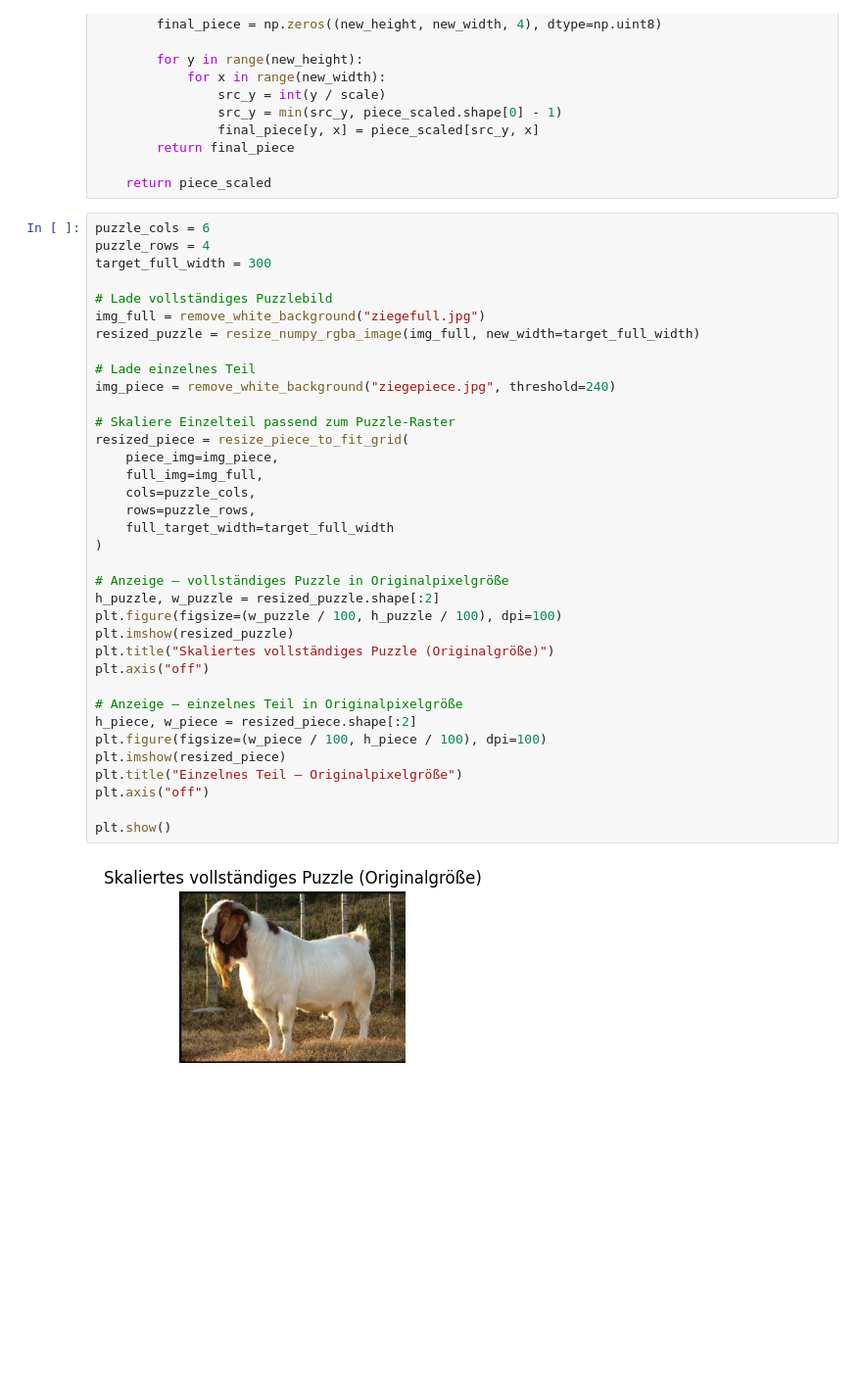
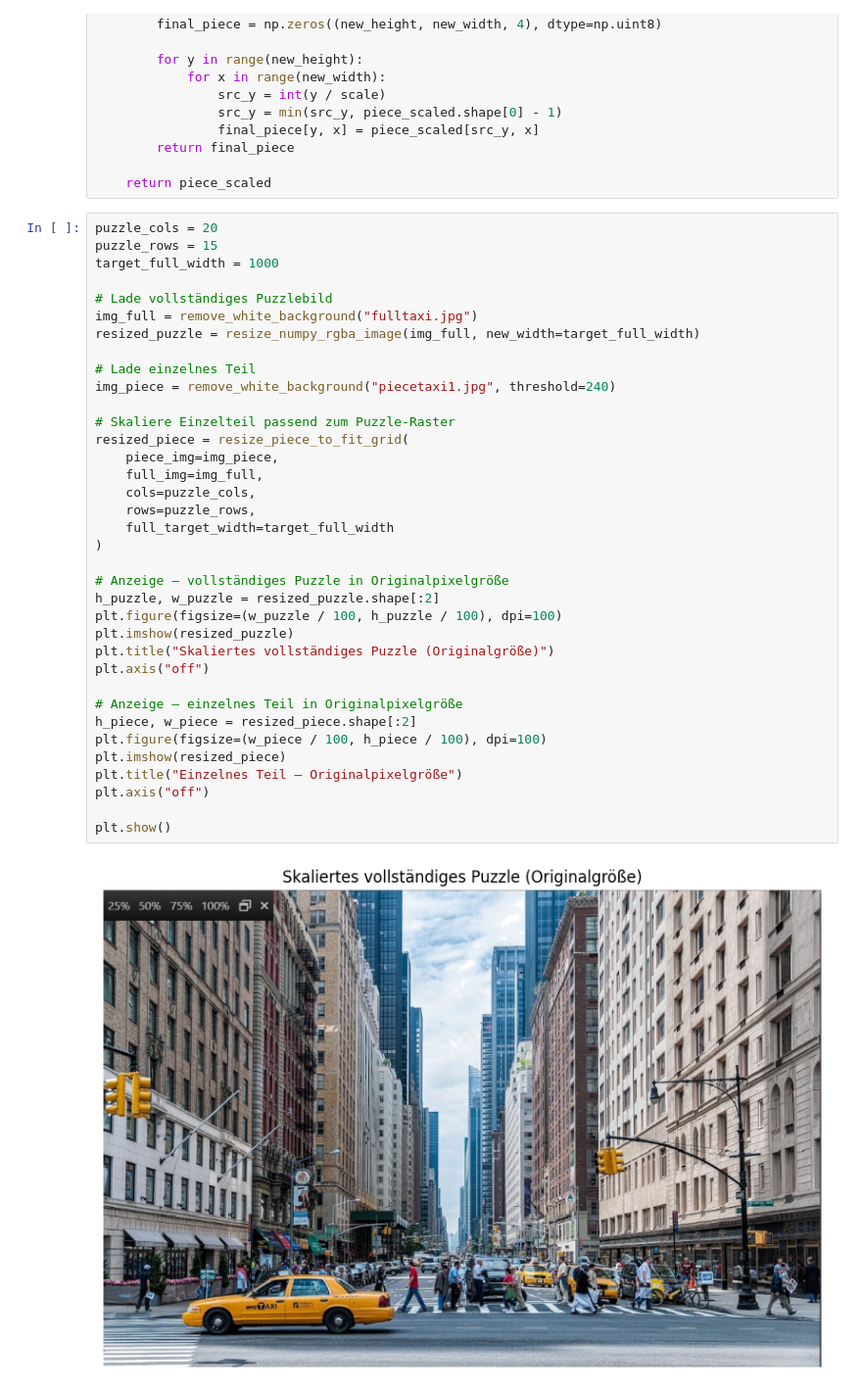
Before and after one commit to hermandi21/puzzle_solver_2d, a Jupyter notebook: regionen.ipynb, the cells around one changed output. Shown at 98% size. Saved outputs shown, nothing was run; the diff lists cells and outputs as text; blank space fills up the shorter version.

```diff
--- a/regionen.ipynb
+++ b/regionen.ipynb
@@ -85,40 +85,40 @@ def resize_piece_to_fit_grid(piece_img: np.ndarray,
 
     return piece_scaled
 # %%
-puzzle_cols = 6
-puzzle_rows = 4
-target_full_width = 300
+puzzle_cols = 20
+puzzle_rows = 15
+target_full_width = 1000
 
 # Lade vollständiges Puzzlebild
-img_full = remove_white_background("ziegefull.jpg")
+img_full = remove_white_background("fulltaxi.jpg")
 resized_puzzle = resize_numpy_rgba_image(img_full, new_width=target_full_width)
 
 # Lade einzelnes Teil
-img_piece = remove_white_background("ziegepiece.jpg", threshold=240)
+img_piece = remove_white_background("piecetaxi1.jpg", threshold=240)
 
 # Skaliere Einzelteil passend zum Puzzle-Raster
 resized_piece = resize_piece_to_fit_grid(
     piece_img=img_piece,
     full_img=img_full,
     cols=puzzle_cols,
     rows=puzzle_rows,
     full_target_width=target_full_width
 )
 
 # Anzeige – vollständiges Puzzle in Originalpixelgröße
 h_puzzle, w_puzzle = resized_puzzle.shape[:2]
 plt.figure(figsize=(w_puzzle / 100, h_puzzle / 100), dpi=100)
 plt.imshow(resized_puzzle)
 plt.title("Skaliertes vollständiges Puzzle (Originalgröße)")
 plt.axis("off")
 
 # Anzeige – einzelnes Teil in Originalpixelgröße
 h_piece, w_piece = resized_piece.shape[:2]
 plt.figure(figsize=(w_piece / 100, h_piece / 100), dpi=100)
 plt.imshow(resized_piece)
 plt.title("Einzelnes Teil – Originalpixelgröße")
 plt.axis("off")
 
 plt.show()
 # %% [output]
-[figure, old version]
+[figure, new version]
```
Also changed, not shown: parts of 2 cells of this notebook, 4 other files.
